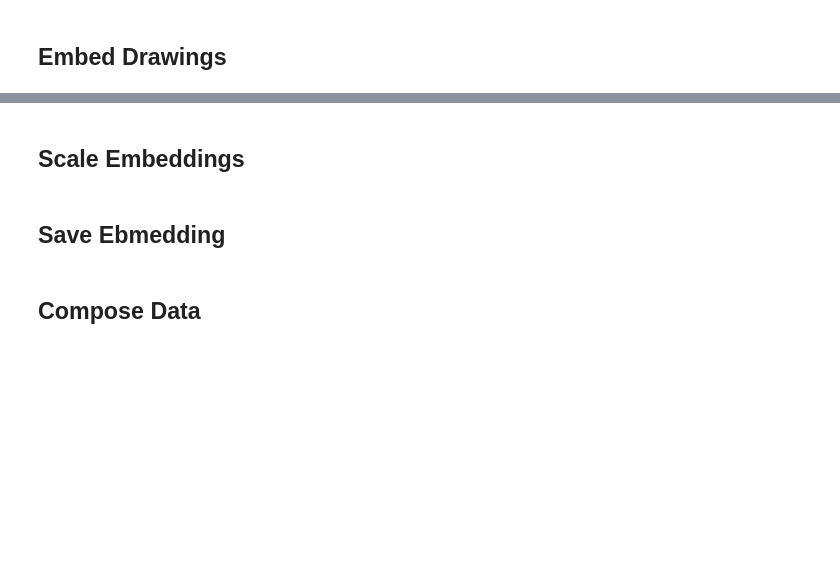
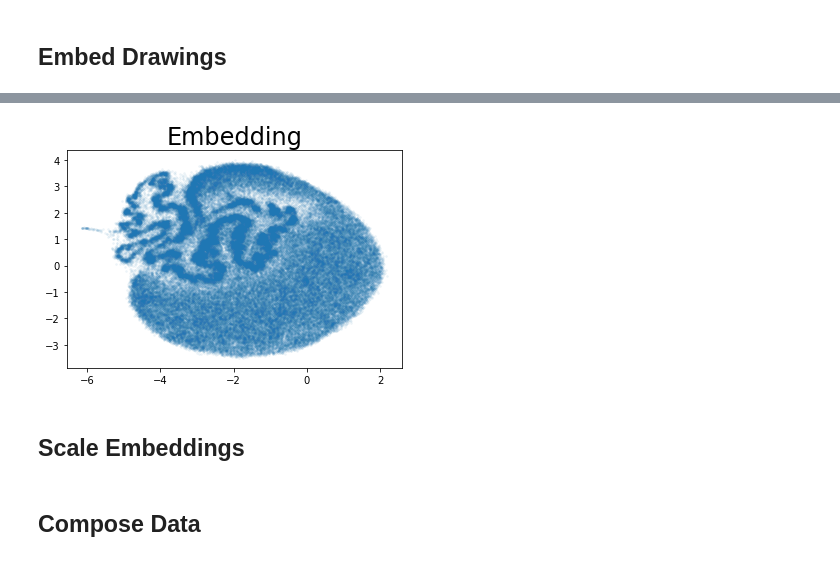
Before and after one commit to flekschas/piling.js, a Jupyter notebook: examples/google-quickdraw-embedding.ipynb, the cells around one changed output, grey strips where cells are left out. Saved outputs shown, nothing was run; the diff lists cells and outputs as text; code cells hidden in the pictures; blank space fills up the shorter version.

Commit message:
Generalize script for drawing embeddings

```diff
--- a/examples/google-quickdraw-embedding.ipynb
+++ b/examples/google-quickdraw-embedding.ipynb
@@ -4,6 +4,13 @@
 %load_ext autoreload
 %autoreload 2
 %matplotlib inline
+# %%
+data_dir = 'data'
+name = 'apple'
+out_size = 64
+umap_neighborhood = 0.0002 # half-promille
+num_stroke_percentile_cutoff = [1, 99]
+stroke_len_percentile_cutoff = [1, 99]
 # %%
 import ndjson
 
@@ -111,3 +99,10 @@ The keyword argument 'parallel=True' was specified but no transformation for par
+# %%
+import matplotlib.pyplot as plt
+
+plt.scatter(embeddings[:,0], embeddings[:,1], s=3, alpha=0.05)
+plt.title('Embedding', fontsize=24);
+# %% [output]
+[figure, added]
 # %% [markdown]
 ## Scale Embeddings
 # %%
@@ -115,5 +110,3 @@ from sklearn.preprocessing import MinMaxScaler
 
 scaler = MinMaxScaler((0.1, 0.9))
 scaled_embeddings = scaler.fit_transform(embeddings)
-# %% [markdown]
-## Save Ebmedding
```
Also changed, not shown: parts of 10 cells of this notebook.
